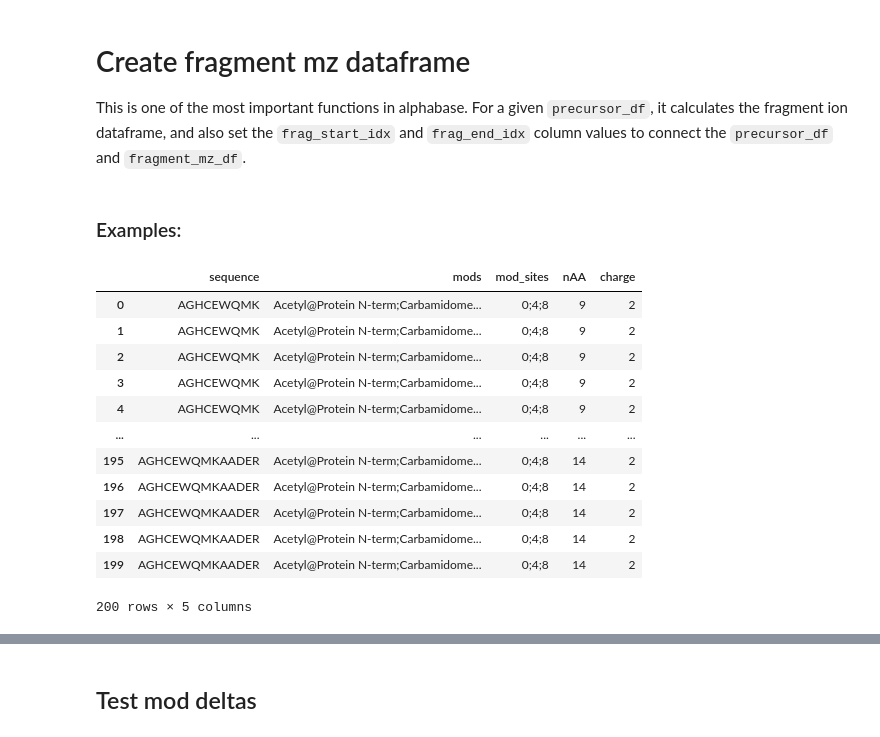
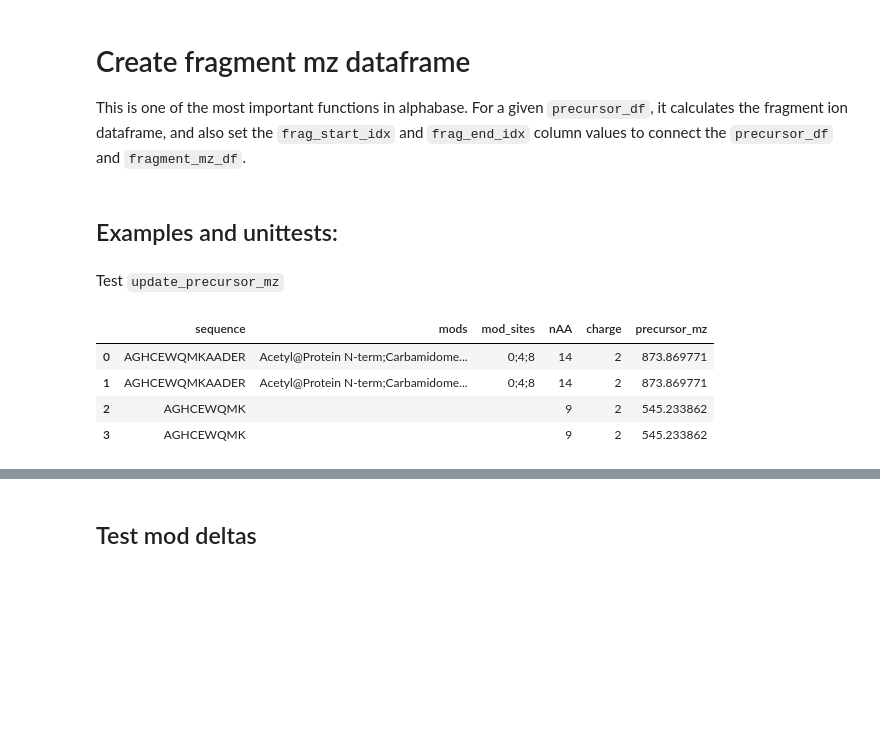
Before and after one commit to MannLabs/alphabase, a Jupyter notebook: nbdev_nbs/peptide/fragment.ipynb, the cells around one changed output, grey strips where cells are left out. Cells and saved outputs as stored; diff of their text form; code cells hidden in the pictures; blank space fills up the shorter version.

Commit message:
docs and tests

```diff
--- a/nbdev_nbs/peptide/fragment.ipynb
+++ b/nbdev_nbs/peptide/fragment.ipynb
@@ -452,34 +536,30 @@ def update_precursor_mz(
     return precursor_df
 # %% [markdown]
-### Examples:
+## Examples and unittests:
+# %% [markdown]
+Test `update_precursor_mz`
 # %%
-repeat = 100
-peptides = ['AGHCEWQMK']*repeat
+repeat = 2
+peptides = ['AGHCEWQMKAADER']*repeat
 mods = ['Acetyl@Protein N-term;Carbamidomethyl@C;Oxidation@M']*repeat
 sites = ['0;4;8']*repeat
-peptides += ['AGHCEWQMKAADER']*repeat
-mods += ['Acetyl@Protein N-term;Carbamidomethyl@C;Oxidation@M']*repeat
-sites += ['0;4;8']*repeat
+peptides += ['AGHCEWQMK']*repeat
+mods += ['']*repeat
+sites += ['']*repeat
 
 precursor_df = pd.DataFrame({
     'sequence': peptides,
     'mods': mods,
     'mod_sites': sites
 })
 precursor_df['nAA'] = precursor_df['sequence'].str.len()
 precursor_df['charge'] = 2
+precursor_df = update_precursor_mz(precursor_df)
+assert np.allclose(precursor_df.precursor_mz.values, [873.86977, 873.86977,545.233862, 545.233862])
 precursor_df
 # %% [output]
-|  | sequence | mods | mod_sites | nAA | charge |
-| 0 | AGHCEWQMK | Acetyl@Protein N-term;Carbamidome... | 0;4;8 | 9 | 2 |
-| 1 | AGHCEWQMK | Acetyl@Protein N-term;Carbamidome... | 0;4;8 | 9 | 2 |
-| 2 | AGHCEWQMK | Acetyl@Protein N-term;Carbamidome... | 0;4;8 | 9 | 2 |
-| 3 | AGHCEWQMK | Acetyl@Protein N-term;Carbamidome... | 0;4;8 | 9 | 2 |
-| 4 | AGHCEWQMK | Acetyl@Protein N-term;Carbamidome... | 0;4;8 | 9 | 2 |
-| ... | ... | ... | ... | ... | ... |
-| 195 | AGHCEWQMKAADER | Acetyl@Protein N-term;Carbamidome... | 0;4;8 | 14 | 2 |
-| 196 | AGHCEWQMKAADER | Acetyl@Protein N-term;Carbamidome... | 0;4;8 | 14 | 2 |
-| 197 | AGHCEWQMKAADER | Acetyl@Protein N-term;Carbamidome... | 0;4;8 | 14 | 2 |
-| 198 | AGHCEWQMKAADER | Acetyl@Protein N-term;Carbamidome... | 0;4;8 | 14 | 2 |
-| 199 | AGHCEWQMKAADER | Acetyl@Protein N-term;Carbamidome... | 0;4;8 | 14 | 2 |
+|  | sequence | mods | mod_sites | nAA | charge | precursor_mz |
+| 0 | AGHCEWQMKAADER | Acetyl@Protein N-term;Carbamidome... | 0;4;8 | 14 | 2 | 873.869771 |
+| 1 | AGHCEWQMKAADER | Acetyl@Protein N-term;Carbamidome... | 0;4;8 | 14 | 2 | 873.869771 |
+| 2 | AGHCEWQMK |  |  | 9 | 2 | 545.233862 |
+| 3 | AGHCEWQMK |  |  | 9 | 2 | 545.233862 |
-200 rows × 5 columns
```
Also changed, not shown: parts of 27 cells of this notebook, 3 other files.
